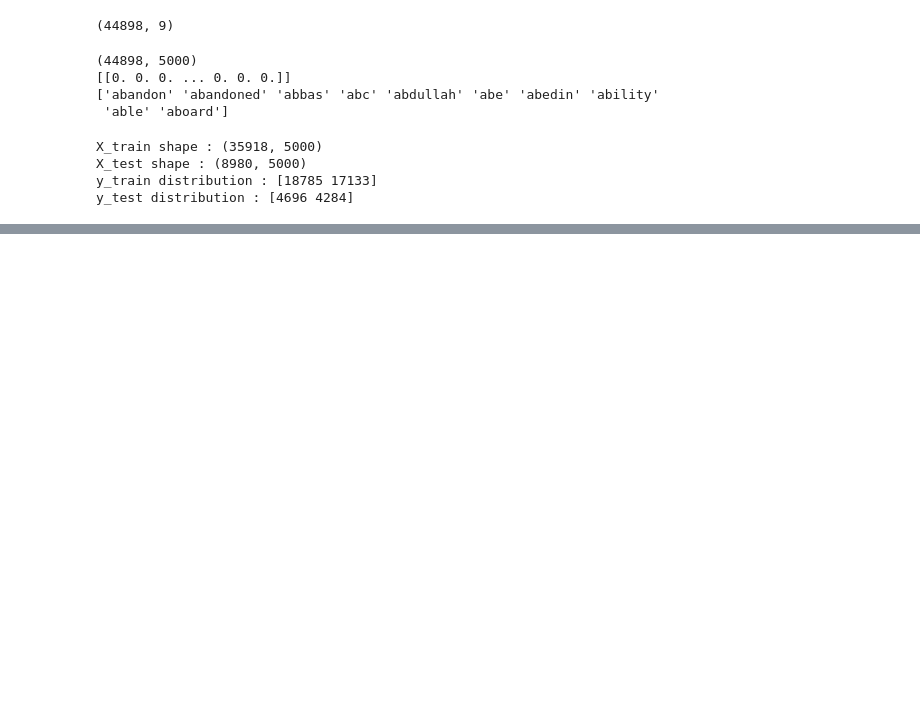
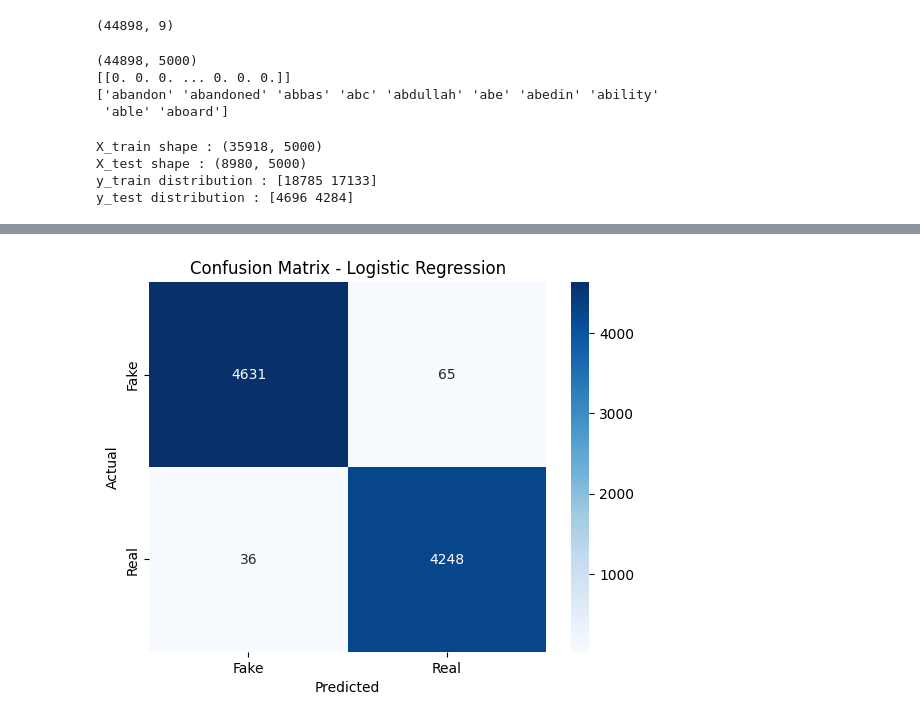
Before and after one commit to muzeyir/Fake-News-Detection-NLP, a Jupyter notebook: notebooks/FakeNewsDetection.ipynb, the cells around one changed output, grey strips where cells are left out. Drawn from its saved outputs; the diff is of its cells as text; code cells hidden in the pictures; blank space fills up the shorter version.

Commit message:
05 - train Logistic Regression model with TF-IDF features

```diff
--- a/notebooks/FakeNewsDetection.ipynb
+++ b/notebooks/FakeNewsDetection.ipynb
@@ -190,3 +172,16 @@ X_train shape : (35918, 5000)
 X_test shape : (8980, 5000)
 y_train distribution : [18785 17133]
 y_test distribution : [4696 4284]
+# %%
+from sklearn.linear_model import LogisticRegression
+from sklearn.metrics import classification_report, accuracy_score, confusion_matrix
+import seaborn as sns
+import matplotlib.pyplot as plt
+
+lr_model = LogisticRegression(max_iter = 1000)
+lr_model.fit(X_train, y_train)
+
+y_pred = lr_model.predict(X_test)
+
+print('Accuracy : ', accuracy_score(y_test, y_pred))
+print('\nClassifaction Report : \n', classification_report(y_test, y_pred))
@@ -192,0 +200,9 @@ y_test distribution : [4696 4284]
+# %%
+conf_matrix = confusion_matrix(y_test, y_pred)
+sns.heatmap(conf_matrix, annot = True, fmt = 'd', cmap = 'Blues', xticklabels=['Fake', 'Real'], yticklabels = ['Fake', 'Real'])
+plt.xlabel('Predicted')
+plt.ylabel('Actual')
+plt.title('Confusion Matrix - Logistic Regression')
+plt.show()
+# %% [output]
+[figure, added]
```
Also changed, not shown: parts of 3 cells of this notebook.
